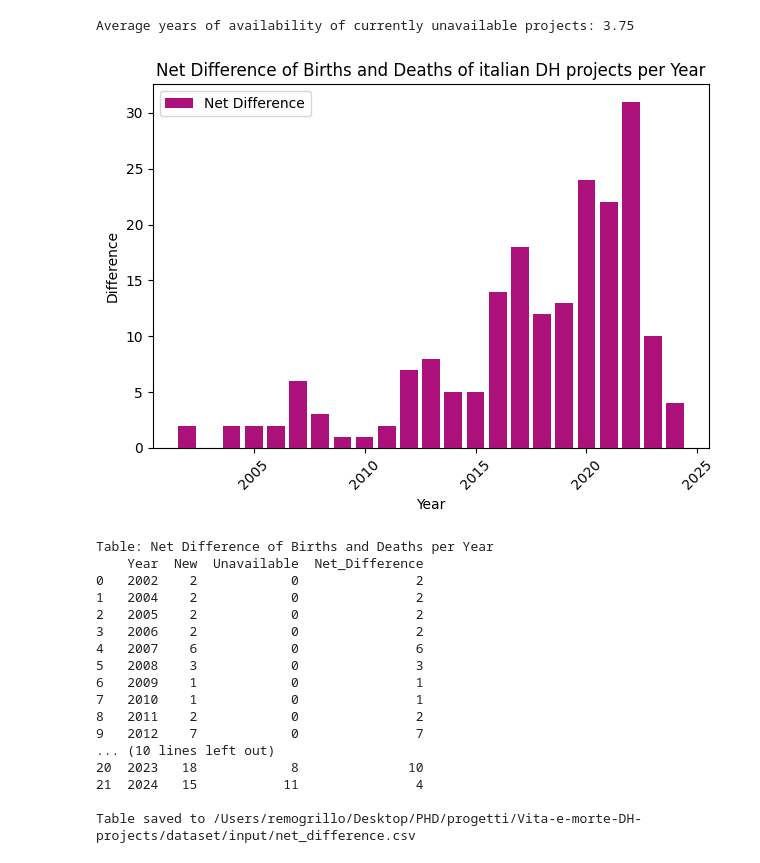
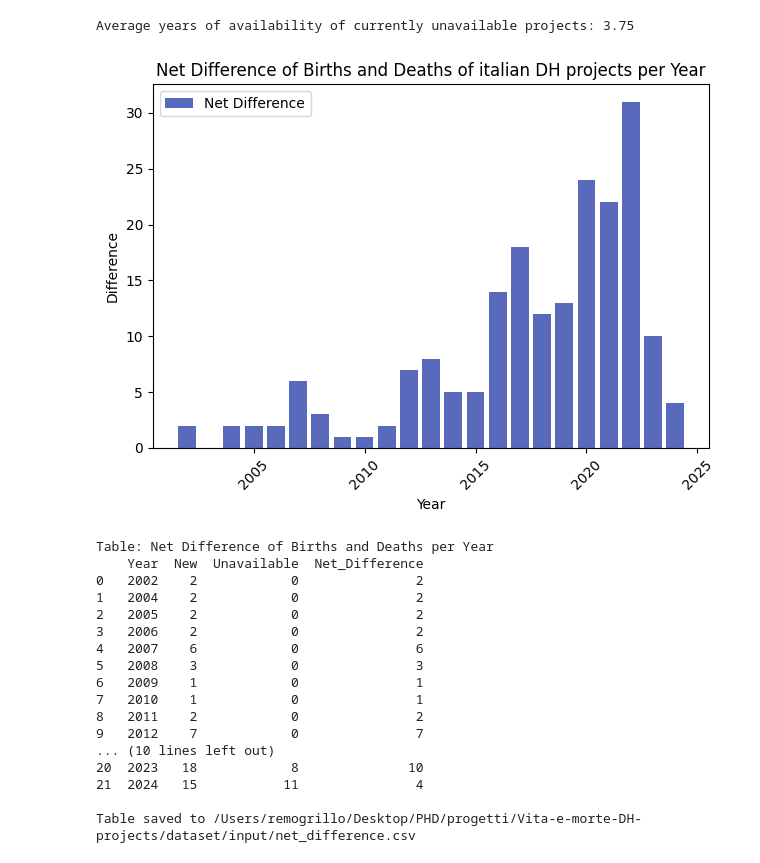
Before and after one commit to gspinaci/Vita-e-morte-DH-projects, a Jupyter notebook: dataset/input/make_chart.ipynb, the cells around one changed output. Saved outputs shown, nothing was run; the diff lists cells and outputs as text; code cells hidden in the pictures.

Commit message:
Added different color

```diff
--- a/dataset/input/make_chart.ipynb
+++ b/dataset/input/make_chart.ipynb
@@ -223,34 +223,34 @@ Average years of availability of currently unavailable projects: 3.75
 # %%
 # Calculate the net difference (births - deaths) per year
 df_years['Net_Difference'] = df_years.apply(
     lambda row: row['New'] - row['Unavailable'], axis=1
 )
 
 # Plot the net difference as a bar chart
 fig, ax = plt.subplots()
-ax.bar(df_years['Year'], df_years['Net_Difference'], color='#ac117b', label='Net Difference')
+ax.bar(df_years['Year'], df_years['Net_Difference'], color='#5969bc', label='Net Difference')
 
 ax.set_title('Net Difference of Births and Deaths of italian DH projects per Year')
 ax.set_xlabel('Year')
 ax.set_ylabel('Difference')
 plt.xticks(rotation=45)
 ax.axhline(0, color='grey', linewidth=0.8, linestyle='--')  # Add a horizontal line at 0 for reference
 plt.legend()
 plt.tight_layout()
 
 plt.show()
 
 # Display the table with the Net Difference
 df_difference_table = df_years[['Year', 'New', 'Unavailable', 'Net_Difference']].copy()
 print("\nTable: Net Difference of Births and Deaths per Year")
 print(df_difference_table)
 
 # Optionally, save the table to a CSV file
 difference_table_path = os.path.join(dir_path, "net_difference.csv")
 df_difference_table.to_csv(difference_table_path, index=False)
 print(f"\nTable saved to {difference_table_path}")
 # %% [output]
-[figure, old version]
+[figure, new version]
 Table: Net Difference of Births and Deaths per Year
     Year  New  Unavailable  Net_Difference
 0   2002    2            0               2
```
